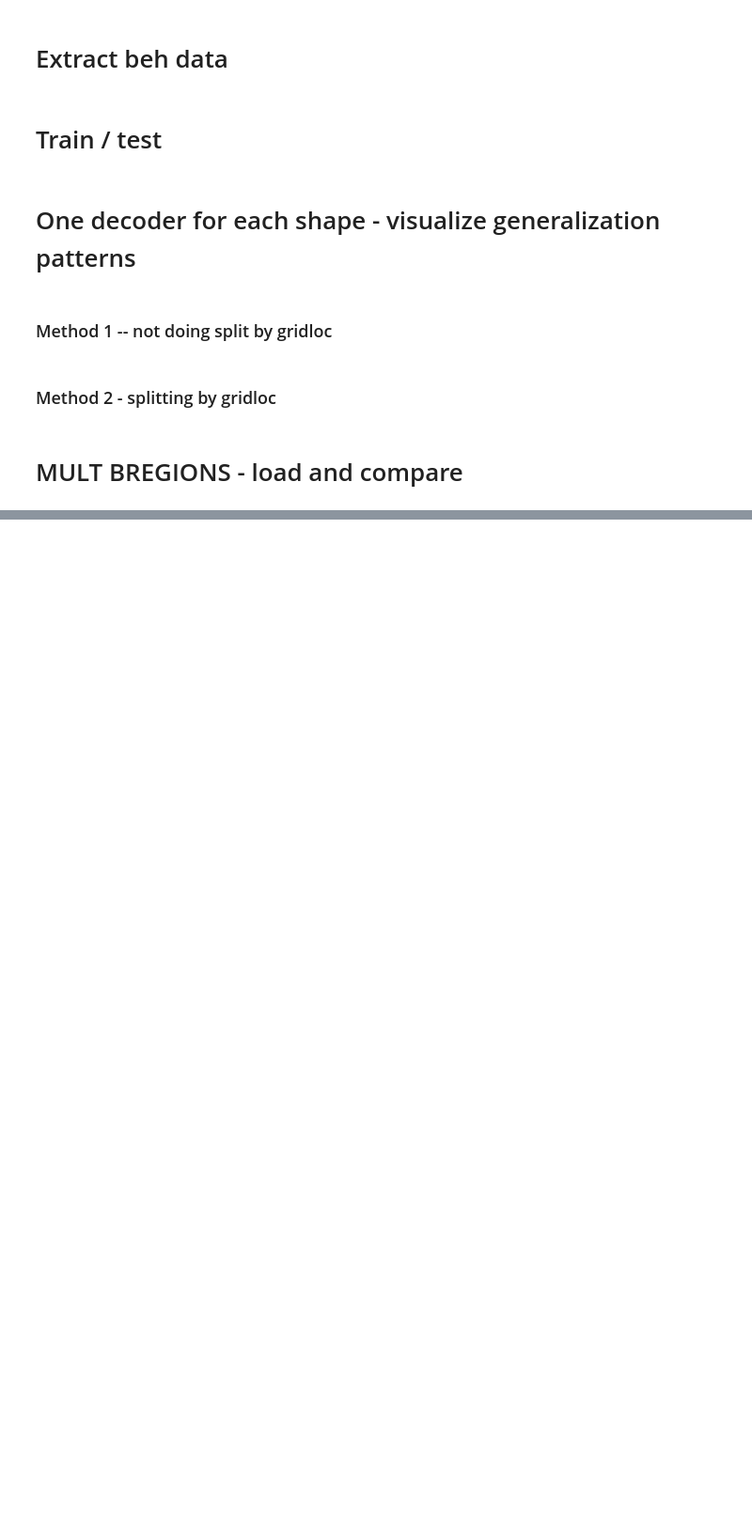
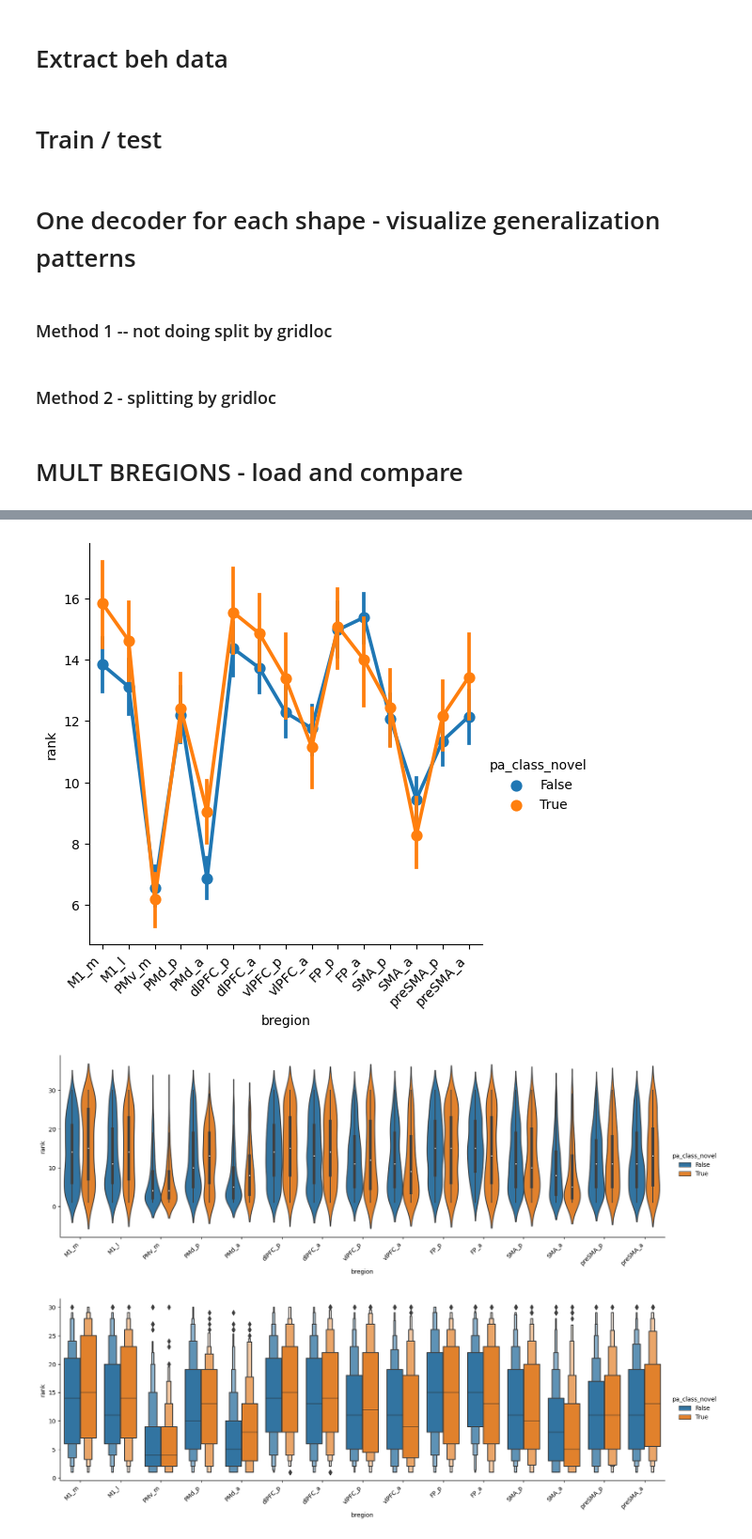
Before and after one commit to lucast4/neuralmonkey, a Jupyter notebook: neuralmonkey/notebooks_tutorials/240726_momentbymoment_decode_novel.ipynb, the cells around one changed output, grey strips where cells are left out. Shown at 94% size. Drawn from its saved outputs; the diff is of its cells as text; code cells hidden in the pictures; blank space fills up the shorter version.

```diff
--- a/neuralmonkey/notebooks_tutorials/240726_momentbymoment_decode_novel.ipynb
+++ b/neuralmonkey/notebooks_tutorials/240726_momentbymoment_decode_novel.ipynb
@@ -388,0 +593,16 @@ for animal, date in [("Pancho", 240524), ("Diego", 240523)]:
+# %%
+
+fig = sns.catplot(data=dfranks, x="bregion", y="rank", hue="pa_class_novel", kind="point")
+rotateLabel(fig)
+
+fig = sns.catplot(data=dfranks, x="bregion", y="rank", hue="pa_class_novel", kind="violin", aspect=3)
+rotateLabel(fig)
+
+fig = sns.catplot(data=dfranks, x="bregion", y="rank", hue="pa_class_novel", kind="boxen", aspect=3)
+rotateLabel(fig)
+
+# Plot summary histograms of rank
+# %% [output]
+[figure, added]
+[figure, added]
+[figure, added]
```
Also changed, not shown: parts of 16 cells of this notebook, 5 other files.
